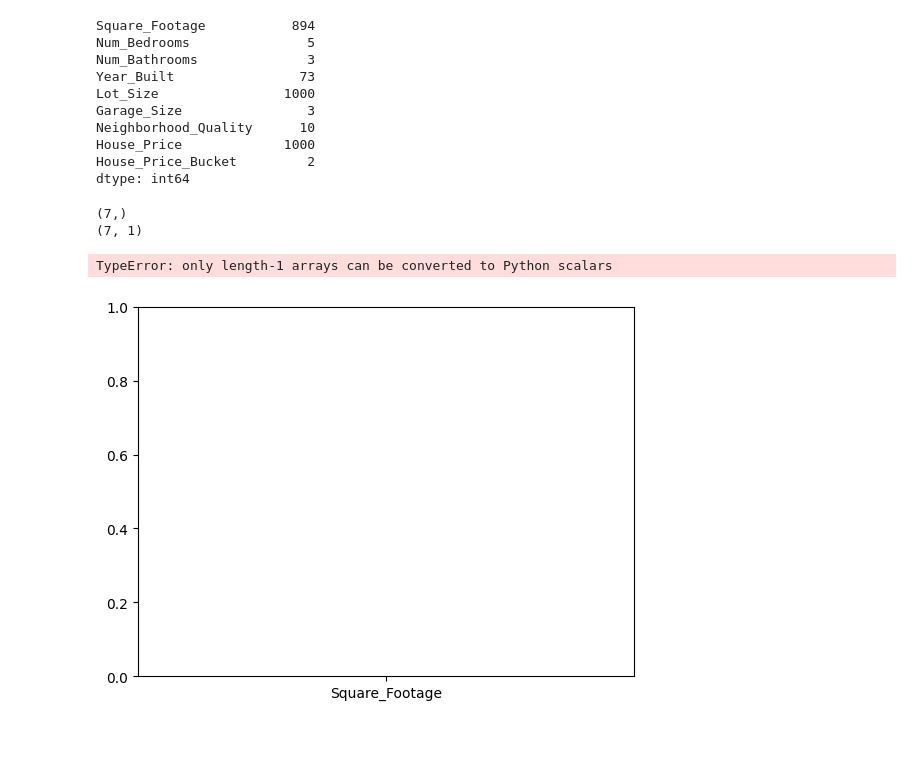
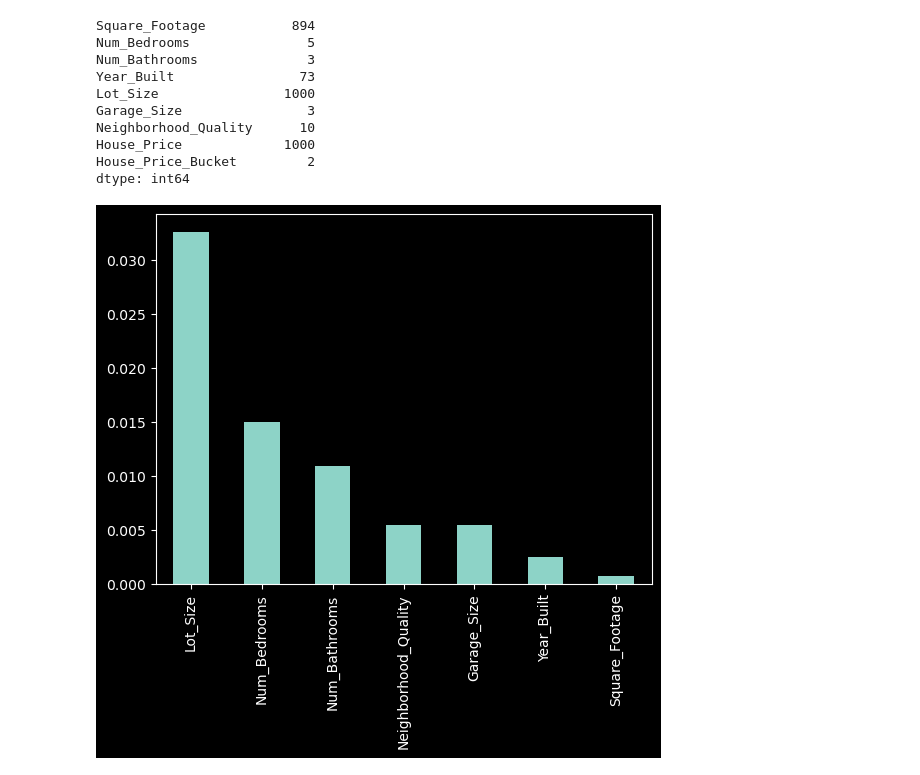
Before and after one commit to ZachParent/mai-pre-work, a Jupyter notebook: home_value_regression/home-values-collab.ipynb, the cells around one changed output. Cells and saved outputs as stored; diff of their text form; code cells hidden in the pictures; blank space fills up the shorter version.

```diff
--- a/home_value_regression/home-values-collab.ipynb
+++ b/home_value_regression/home-values-collab.ipynb
@@ -1,6 +1,9 @@
 # %%
 import pandas as pd
-raw_df = pd.read_csv('/Users/ethanmc/git-repos/kaggle/challenge-home-values/house_price_regression_dataset.csv')
+from sklearn.metrics import roc_curve, RocCurveDisplay
+from sklearn.model_selection import cross_val_score
+
+raw_df = pd.read_csv('house_price_regression_dataset.csv')
 # %%
 raw_df.info()
 # %% [output]
@@ -83,17 +86,12 @@ clf_X_train, clf_X_test, clf_y_train, clf_y_test = train_test_split(raw_df.drop(
 # %%
 import numpy as np
 from sklearn.linear_model import RidgeClassifier
 clf = RidgeClassifier().fit(clf_X_train,clf_y_train)
 clf.score(clf_X_test, clf_y_test)
-importance = np.abs(clf.coef_)
 
-feature_names = np.array(clf_X_train.columns)
-print(feature_names.T.shape)
-print(importance.T.shape)
-
-plt.bar(height=importance.T, x=feature_names)
+coefs = np.abs(clf.coef_)
+coefs = pd.Series(coefs[0], index=clf_X_train.columns)
+coefs.sort_values(ascending=False).plot(kind='bar')
+plt.show()
 # %% [output]
-(7,)
-(7, 1)
-TypeError: only length-1 arrays can be converted to Python scalars
-[figure, old version]
+[figure, new version]
```
Also changed, not shown: parts of 5 cells of this notebook.
